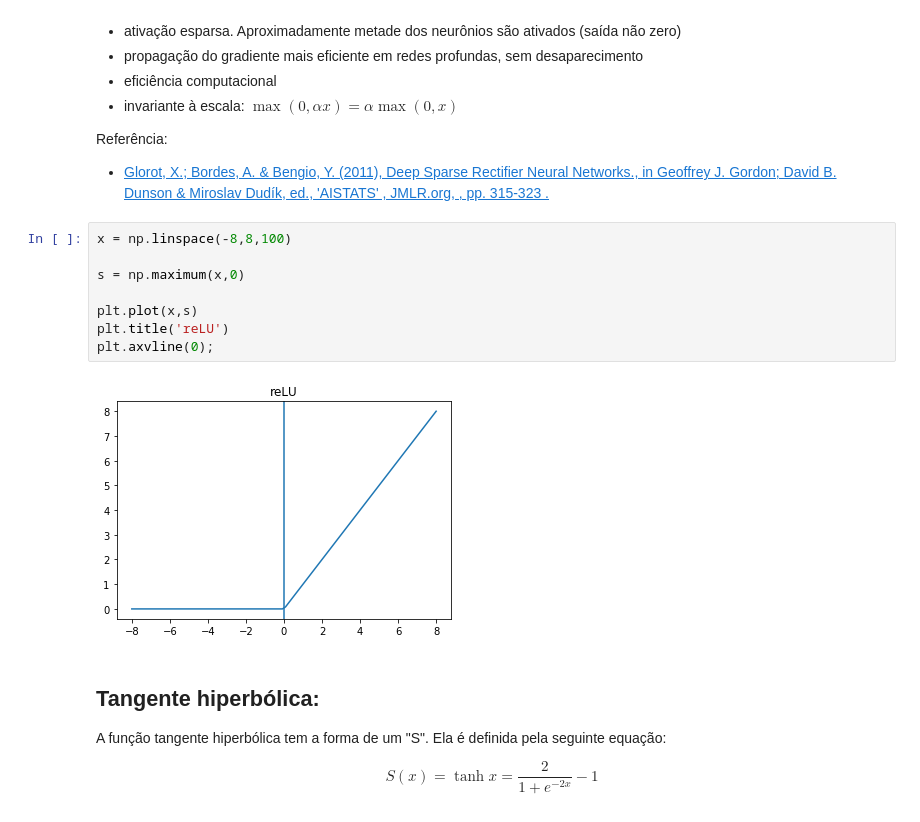
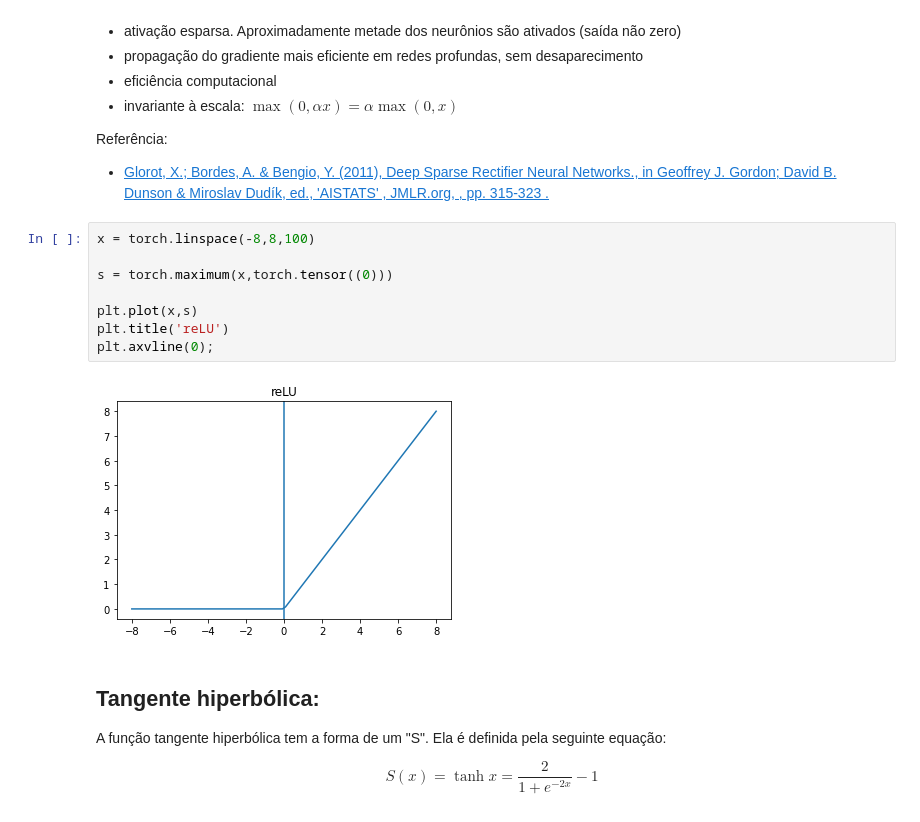
Before and after one commit to robertoalotufo/rnap, a Jupyter notebook: PyTorch/Activations_pytorch.ipynb, the cells around one changed output. Saved outputs shown, nothing was run; the diff lists cells and outputs as text.

```diff
--- a/PyTorch/Activations_pytorch.ipynb
+++ b/PyTorch/Activations_pytorch.ipynb
@@ -52,15 +53,15 @@ As principais vantagens da ativação ReLU são:
 Referência:
 - [Glorot, X.; Bordes, A. & Bengio, Y. (2011), Deep Sparse Rectifier Neural Networks., in Geoffrey J. Gordon; David B. Dunson & Miroslav Dudík, ed., 'AISTATS' , JMLR.org, , pp. 315-323 .](http://proceedings.mlr.press/v15/glorot11a/glorot11a.pdf)
 # %%
-x = np.linspace(-8,8,100)
+x = torch.linspace(-8,8,100)
 
-s = np.maximum(x,0)
+s = torch.maximum(x,torch.tensor((0)))
 
 plt.plot(x,s)
 plt.title('reLU')
 plt.axvline(0);
 # %% [output]
-[figure, old version]
+[figure, new version]
 # %% [markdown]
 ## Tangente hiperbólica:
 
```
Also changed, not shown: parts of 12 cells of this notebook.
